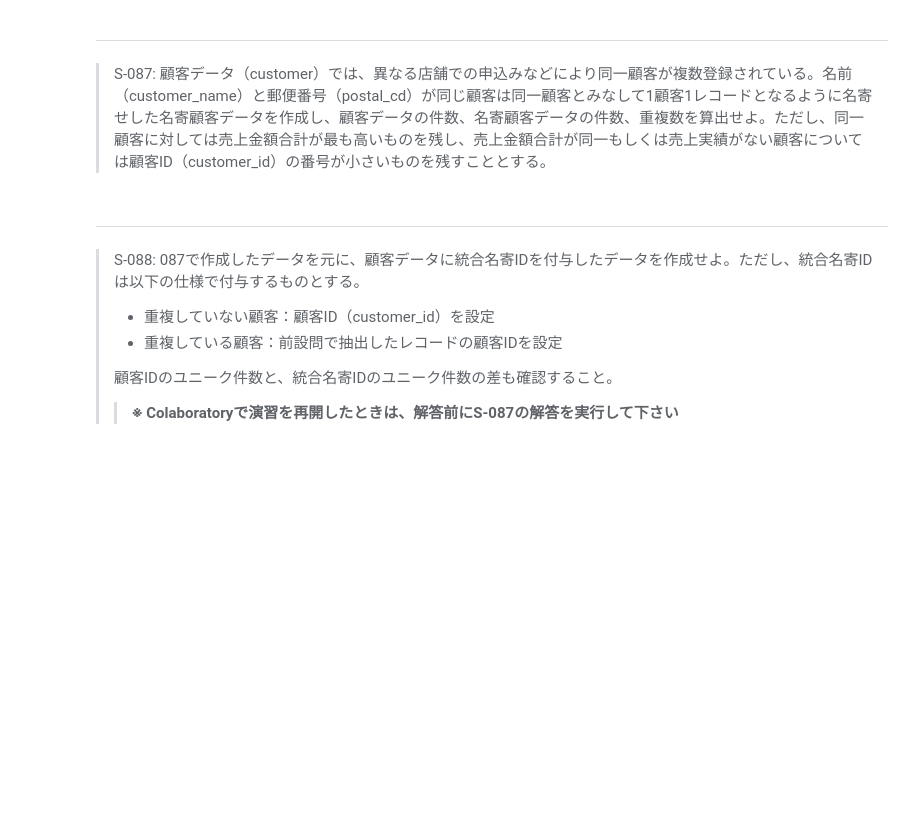
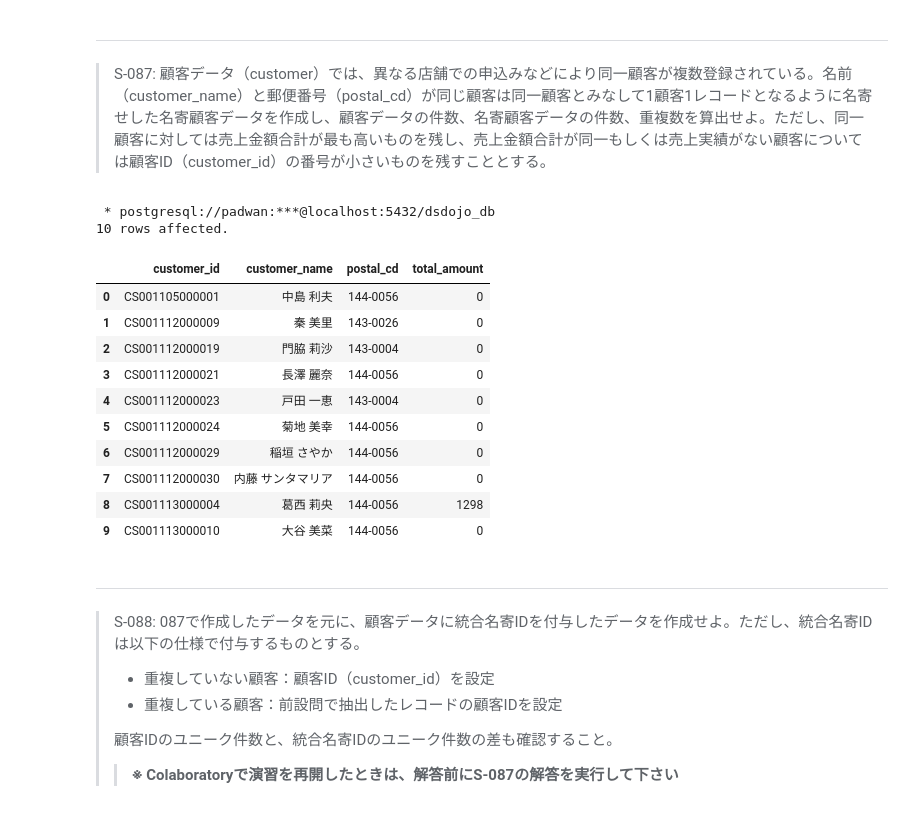
Before and after one commit to baoruiqi98120/sql, a Jupyter notebook: preprocess_knock_SQL_Colab.ipynb, the cells around one changed output. Saved outputs shown, nothing was run; the diff lists cells and outputs as text; code cells hidden in the pictures; blank space fills up the shorter version.

```diff
--- a/preprocess_knock_SQL_Colab.ipynb
+++ b/preprocess_knock_SQL_Colab.ipynb
@@ -2642,3 +2708,64 @@ $$
+# %%
+%%sql
+with a as (
+    select
+        customer_id
+        ,sum(amount) as total_amount
+    from
+        receipt
+    group by
+        customer_id
+),
+    b as (
+    select
+        c.*
+        ,coalesce(a.total_amount, 0) as total_amount
+    from
+        customer c
+    left join
+        a
+    on
+        c.customer_id = a.customer_id
+),
+    c as (
+    select
+        *
+        ,row_number() over (
+            partition by customer_name, postal_cd
+            order by total_amount desc
+        ,customer_id asc
+        ) as name
+    from
+        b
+)
+select
+    customer_id
+    ,customer_name
+    ,postal_cd
+    ,total_amount
+from
+    c
+where
+    name = 1
+order by
+    customer_id
+limit
+    10
+;
+# %% [output]
+ * postgresql://padwan:***@localhost:5432/dsdojo_db
+10 rows affected.
+|  | customer_id | customer_name | postal_cd | total_amount |
+| 0 | CS001105000001 | 中島 利夫 | 144-0056 | 0 |
+| 1 | CS001112000009 | 秦 美里 | 143-0026 | 0 |
+| 2 | CS001112000019 | 門脇 莉沙 | 143-0004 | 0 |
+| 3 | CS001112000021 | 長澤 麗奈 | 144-0056 | 0 |
+| 4 | CS001112000023 | 戸田 一恵 | 143-0004 | 0 |
+| 5 | CS001112000024 | 菊地 美幸 | 144-0056 | 0 |
+| 6 | CS001112000029 | 稲垣 さやか | 144-0056 | 0 |
+| 7 | CS001112000030 | 内藤 サンタマリア | 144-0056 | 0 |
+| 8 | CS001113000004 | 葛西 莉央 | 144-0056 | 1298 |
+| 9 | CS001113000010 | 大谷 美菜 | 144-0056 | 0 |
 # %% [markdown]
 ---
 > S-088: 087で作成したデータを元に、顧客データに統合名寄IDを付与したデータを作成せよ。ただし、統合名寄IDは以下の仕様で付与するものとする。
```
Also changed, not shown: parts of 10 cells of this notebook.
